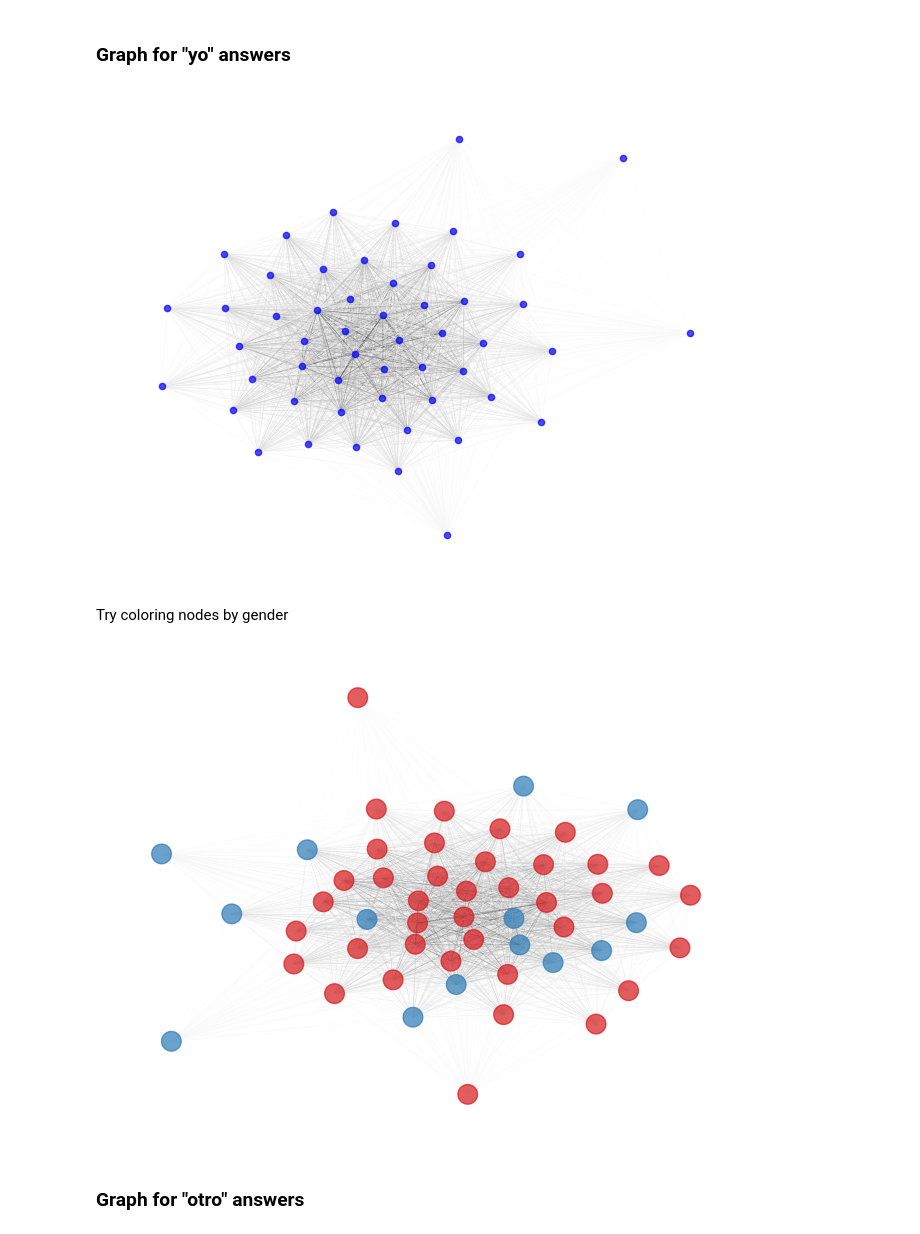
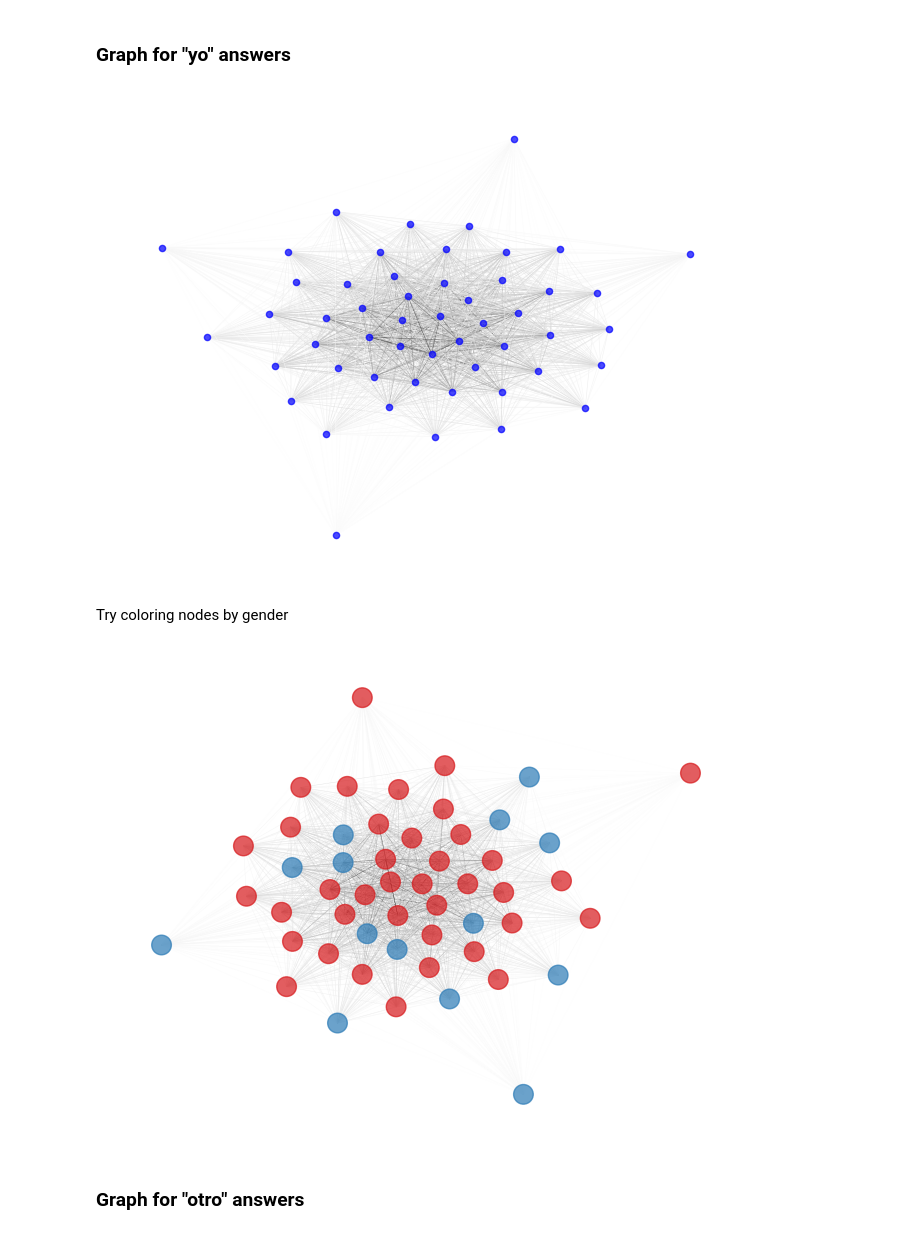
Before and after one commit to oriolmp/TFG_Fisica, a Jupyter notebook: Graph_Analysis_and_Visualization.ipynb, the cells around one changed output. Saved outputs shown, nothing was run; the diff lists cells and outputs as text; code cells hidden in the pictures.

```diff
--- a/Graph_Analysis_and_Visualization.ipynb
+++ b/Graph_Analysis_and_Visualization.ipynb
@@ -19,8 +19,8 @@ G_otro = nx.read_graphml(GRAPH_PATH_OTRO)
 # %%
 cmap = plt.cm.Greys # edge colors
 nx.draw(G_yo,
-        pos= nx.spring_layout(G, k=1, iterations=100), # try also nx.spectral_layout(G)
-        edge_color=np.real([*nx.get_edge_attributes(G, 'weight').values()]),
+        pos= nx.spring_layout(G_yo, k=1, iterations=100), # try also nx.spectral_layout(G)
+        edge_color=np.real([*nx.get_edge_attributes(G_yo, 'weight').values()]),
         width=0.4,
         edge_cmap=cmap,
         node_color="blue",# this is the point where we can later plot one group red and the other blue
@@ -30,7 +30,7 @@ nx.draw(G_yo,
         font_weight ="bold",
         font_color="w")
 # %% [output]
-[figure, old version]
+[figure, new version]
 # %% [markdown]
 Try coloring nodes by gender
 # %%
@@ -41,18 +41,18 @@ color_map = color_coding(G_yo, df_sociodem, sociodem_entry='genere',colors_dict=
 # %%
 cmap = plt.cm.Greys
 nx.draw(G_yo,
-        pos= nx.spring_layout(G, k=1, iterations=500),
+        pos= nx.spring_layout(G_yo, k=1, iterations=500),
         font_color="w",
-        edge_color=np.real([*nx.get_edge_attributes(G, 'weight').values()]),
+        edge_color=np.real([*nx.get_edge_attributes(G_yo, 'weight').values()]),
         width=0.3,
         edge_cmap=cmap,
         node_color=color_map,
         alpha=0.7,
         node_size=200,
         with_labels = False,
         font_weight ="bold")
 # %% [output]
-[figure, old version]
+[figure, new version]
 # %% [markdown]
 ### Graph for "otro" answers
 # %%
```
Also changed, not shown: parts of 12 cells of this notebook.
